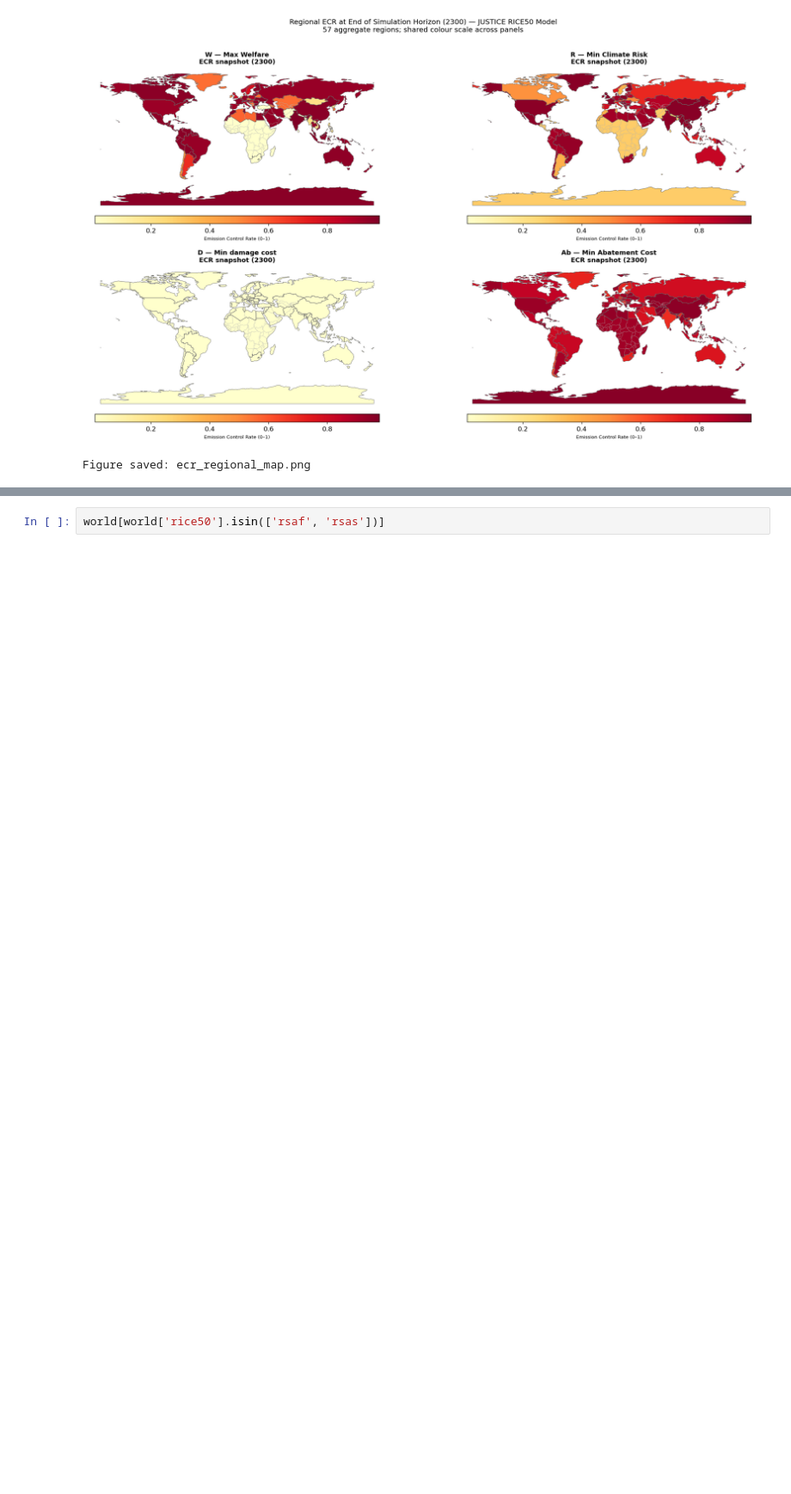
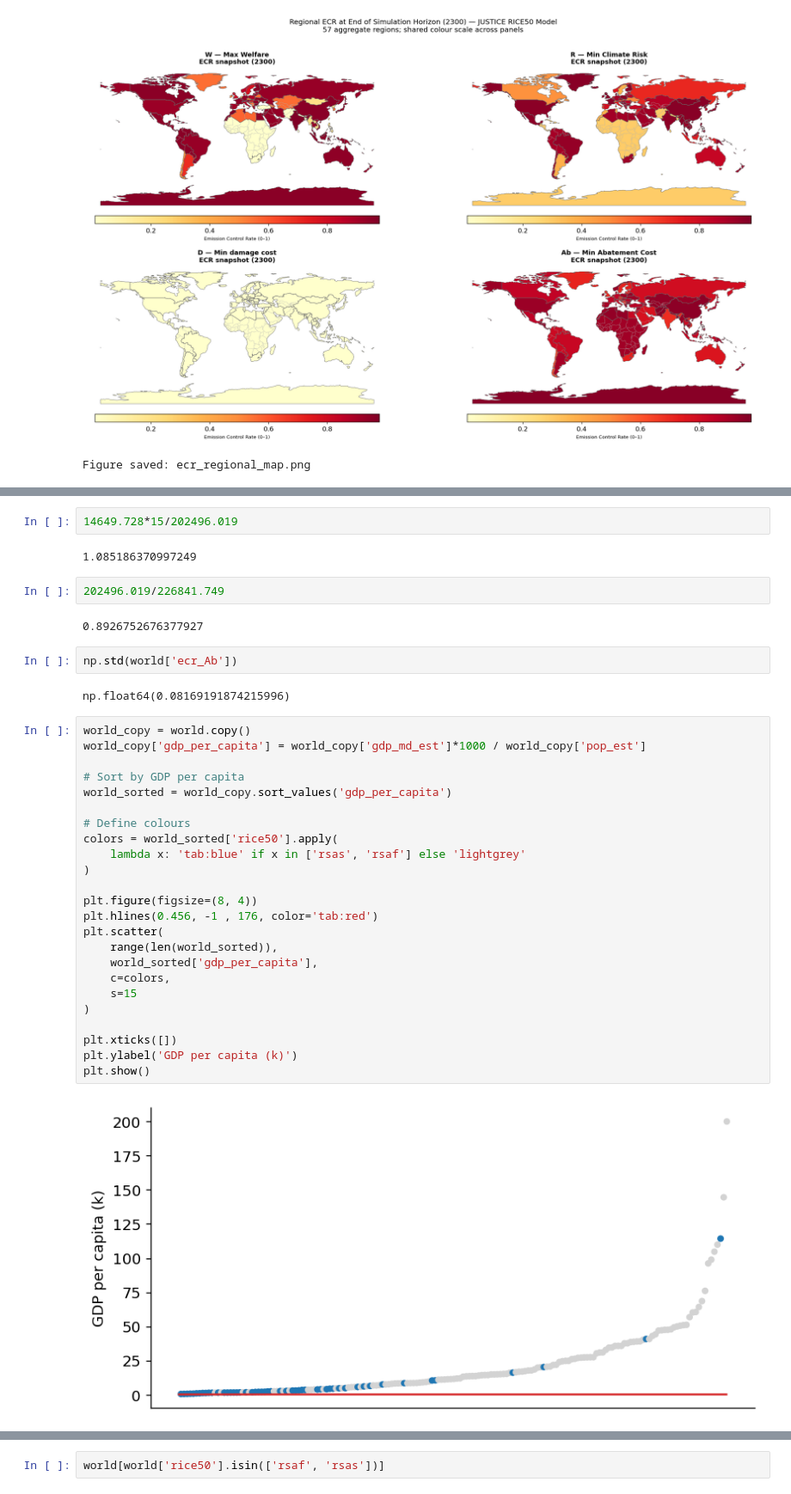
Before and after one commit to leahloise42/LDC_Group-, a Jupyter notebook: assignments_ema/assignment_07_pareto_visualisation.ipynb, the cells around one changed output, grey strips where cells are left out. Shown at 86% size. Drawn from its saved outputs; the diff is of its cells as text; blank space fills up the shorter version.

```diff
--- a/assignments_ema/assignment_07_pareto_visualisation.ipynb
+++ b/assignments_ema/assignment_07_pareto_visualisation.ipynb
@@ -640,0 +664,38 @@ Figure saved: ecr_regional_map.png
+# %%
+14649.728*15/202496.019
+# %% [output]
+1.085186370997249
+# %%
+202496.019/226841.749
+# %% [output]
+0.8926752676377927
+# %%
+np.std(world['ecr_Ab'])
+# %% [output]
+np.float64(0.08169191874215996)
+# %%
+world_copy = world.copy()
+world_copy['gdp_per_capita'] = world_copy['gdp_md_est']*1000 / world_copy['pop_est']
+
+# Sort by GDP per capita
+world_sorted = world_copy.sort_values('gdp_per_capita')
+
+# Define colours
+colors = world_sorted['rice50'].apply(
+    lambda x: 'tab:blue' if x in ['rsas', 'rsaf'] else 'lightgrey'
+)
+
+plt.figure(figsize=(8, 4))
+plt.hlines(0.456, -1 , 176, color='tab:red')
+plt.scatter(
+    range(len(world_sorted)),
+    world_sorted['gdp_per_capita'],
+    c=colors,
+    s=15
+)
+
+plt.xticks([])
+plt.ylabel('GDP per capita (k)')
+plt.show()
+# %% [output]
+[figure, added]
```
Also changed, not shown: parts of 14 cells of this notebook, 34 other files.
